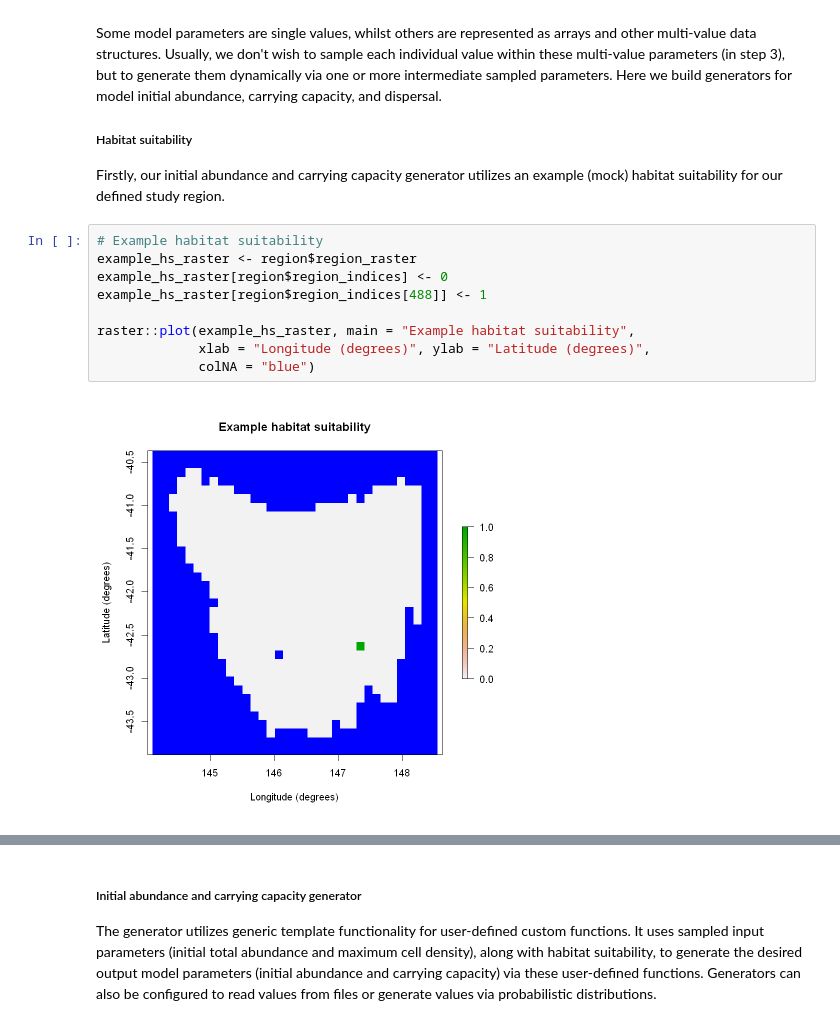
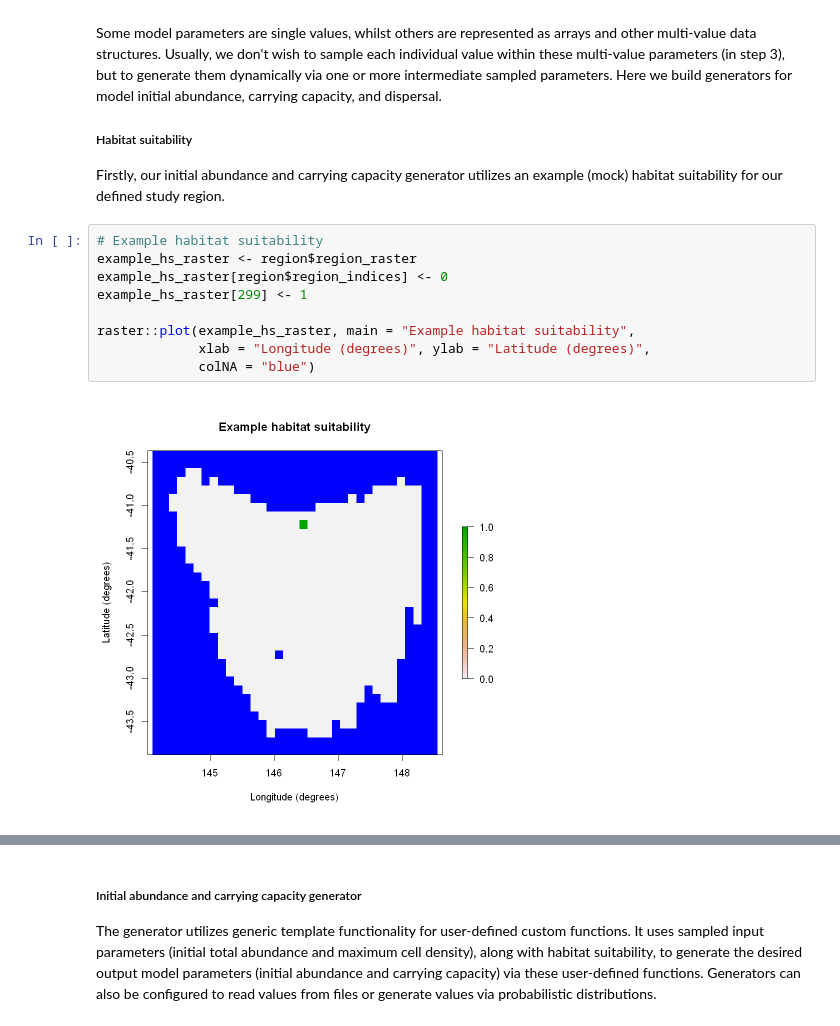
Before and after one commit to je-suis-tm/Devil-Project, a Jupyter notebook: Chapter2/poems diease tasmania.ipynb, the cells around one changed output, grey strips where cells are left out. Saved outputs shown, nothing was run; the diff lists cells and outputs as text.

```diff
--- a/Chapter2/poems diease tasmania.ipynb
+++ b/Chapter2/poems diease tasmania.ipynb
@@ -185,14 +203,14 @@ Firstly, our initial abundance and carrying capacity generator utilizes an examp
 # %%
 # Example habitat suitability
 example_hs_raster <- region$region_raster
 example_hs_raster[region$region_indices] <- 0
-example_hs_raster[region$region_indices[488]] <- 1
+example_hs_raster[299] <- 1
 
 raster::plot(example_hs_raster, main = "Example habitat suitability",
              xlab = "Longitude (degrees)", ylab = "Latitude (degrees)",
              colNA = "blue")
 # %% [output]
-[figure, old version]
+[figure, new version]
 # %%
 # Example habitat suitability
 example_hs=suitability$pred
```
Also changed, not shown: parts of 33 cells of this notebook.
